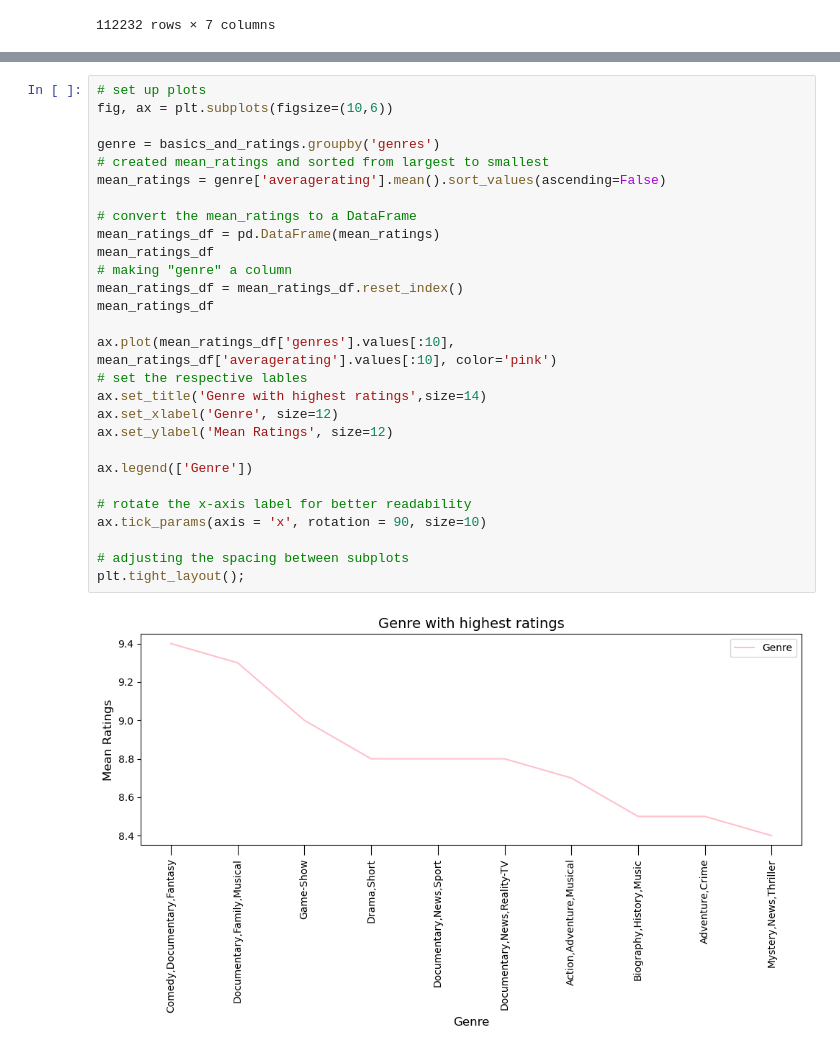
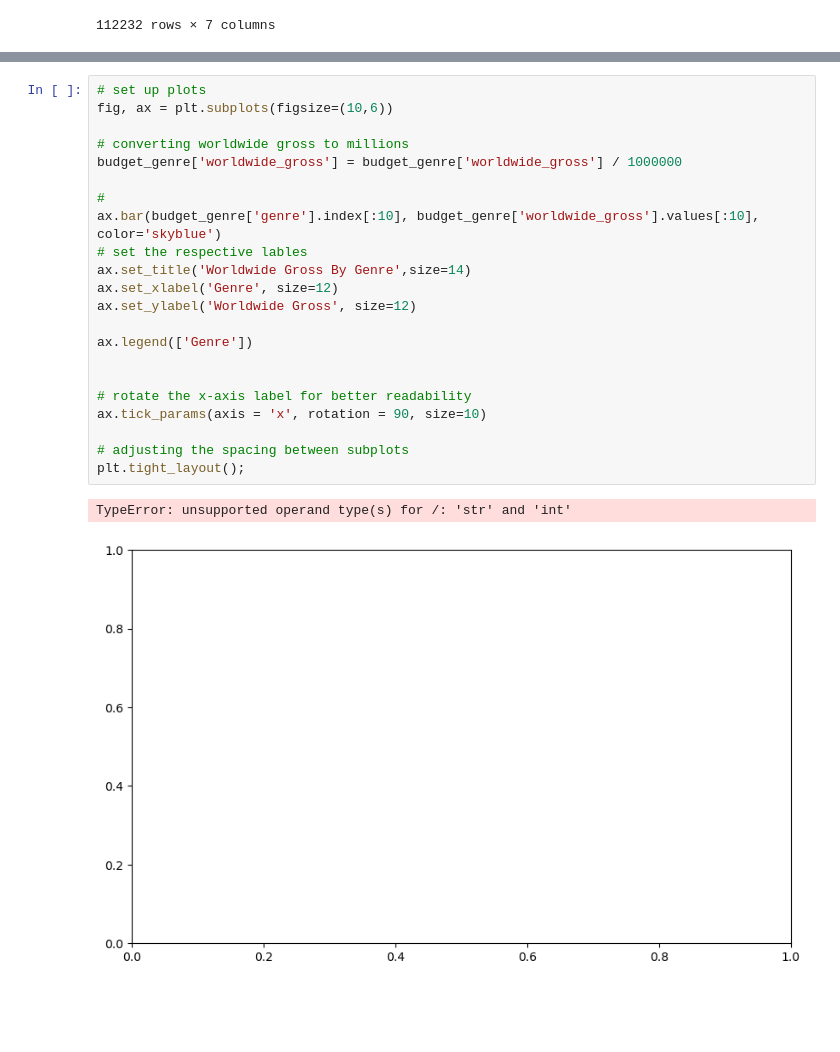
Before and after one commit to wanjikuciku/Phase-1-Project, a Jupyter notebook: project.ipynb, the cells around one changed output, grey strips where cells are left out. Cells and saved outputs as stored; diff of their text form; blank space fills up the shorter version.

Commit message:
working on converting my worldwide gross column to numeric so as i make it in millions in my chart

```diff
--- a/project.ipynb
+++ b/project.ipynb
@@ -843,30 +851,25 @@ mean_ratings_df
 # %%
 # set up plots
 fig, ax = plt.subplots(figsize=(10,6))
 
-genre = basics_and_ratings.groupby('genres')
-# created mean_ratings and sorted from largest to smallest
-mean_ratings = genre['averagerating'].mean().sort_values(ascending=False)
+# converting worldwide gross to millions
+budget_genre['worldwide_gross'] = budget_genre['worldwide_gross'] / 1000000
 
-# convert the mean_ratings to a DataFrame
-mean_ratings_df = pd.DataFrame(mean_ratings)
-mean_ratings_df
-# making "genre" a column
-mean_ratings_df = mean_ratings_df.reset_index()
-mean_ratings_df
-
-ax.plot(mean_ratings_df['genres'].values[:10], mean_ratings_df['averagerating'].values[:10], color='pink')
+#
+ax.bar(budget_genre['genre'].index[:10], budget_genre['worldwide_gross'].values[:10], color='skyblue')
 # set the respective lables
-ax.set_title('Genre with highest ratings',size=14)
+ax.set_title('Worldwide Gross By Genre',size=14)
 ax.set_xlabel('Genre', size=12)
-ax.set_ylabel('Mean Ratings', size=12)
+ax.set_ylabel('Worldwide Gross', size=12)
 
 ax.legend(['Genre'])
+
 
 # rotate the x-axis label for better readability
 ax.tick_params(axis = 'x', rotation = 90, size=10)
 
 # adjusting the spacing between subplots
 plt.tight_layout();
 # %% [output]
+TypeError: unsupported operand type(s) for /: 'str' and 'int'
-[figure, old version]
+[figure, new version]
```
Also changed, not shown: parts of 7 cells of this notebook.
